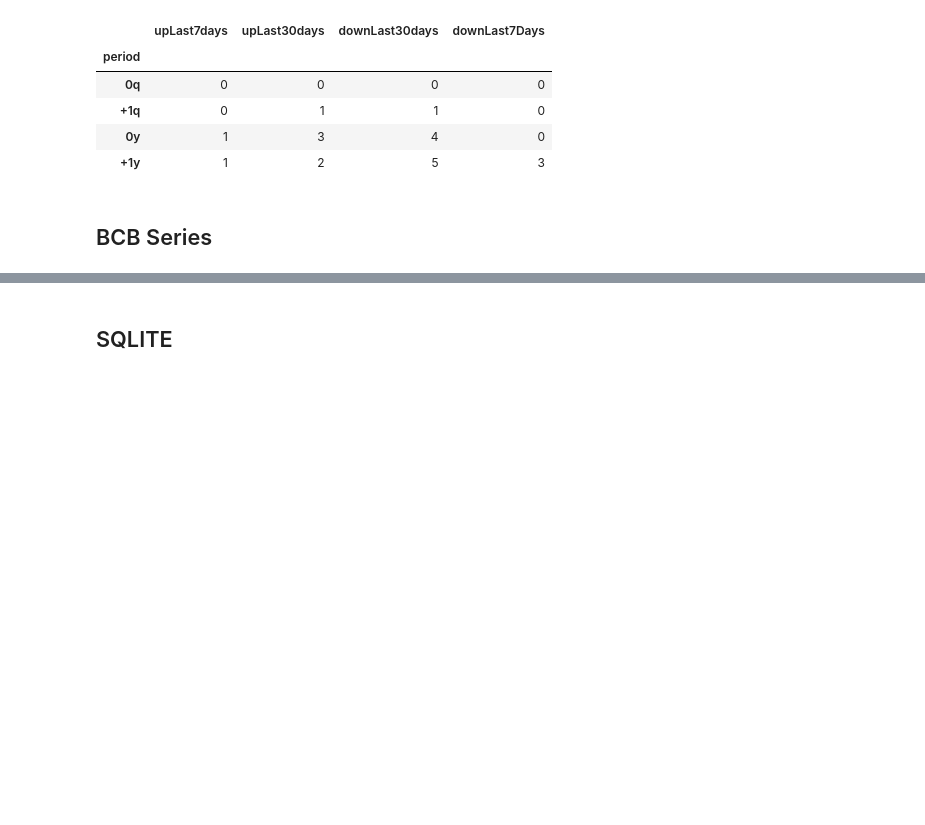
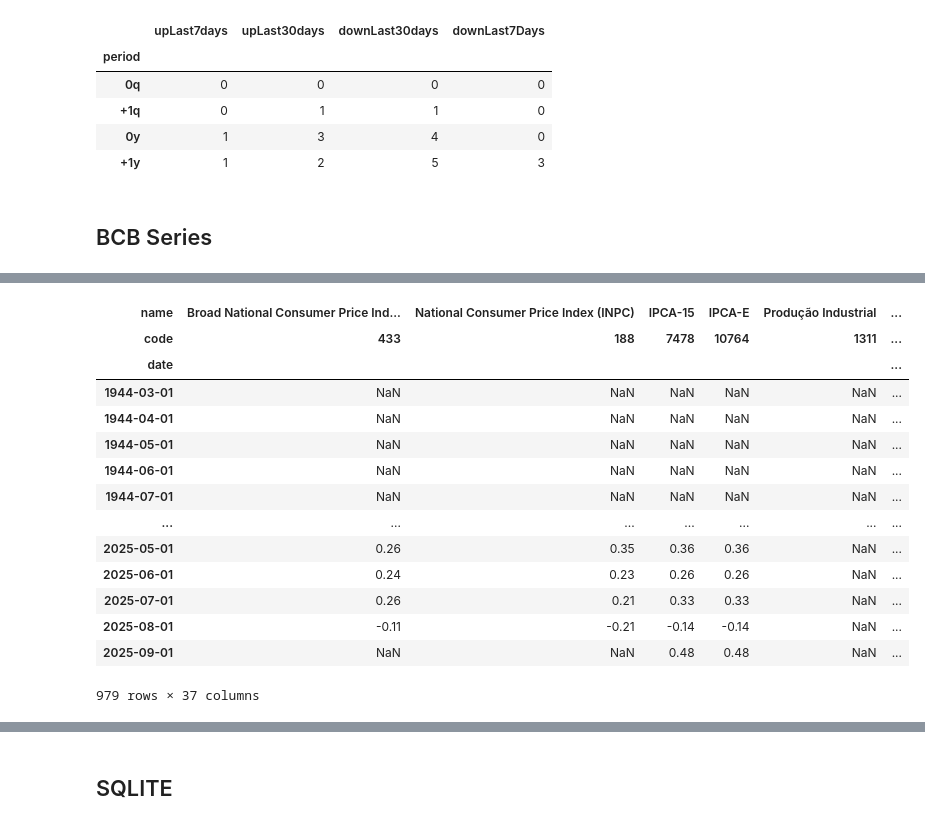
Before and after one commit to faustostangler/FLY, a Jupyter notebook: playgroung.ipynb, the cells around one changed output, grey strips where cells are left out. Drawn from its saved outputs; the diff is of its cells as text; code cells hidden in the pictures; blank space fills up the shorter version.

```diff
--- a/playgroung.ipynb
+++ b/playgroung.ipynb
@@ -490,0 +643,19 @@ else:
+# %%
+df_pivoted = df.pivot(index='date', columns=['name', 'code'], values='value')
+df_pivoted
+# %% [output]
+| name | Broad National Consumer Price Ind... | National Consumer Price Index (INPC) | IPCA-15 | IPCA-E | Produção Industrial | ... |
+| code | 433 | 188 | 7478 | 10764 | 1311 | ... |
+| date |  |  |  |  |  | ... |
+| 1944-03-01 | NaN | NaN | NaN | NaN | NaN | ... |
+| 1944-04-01 | NaN | NaN | NaN | NaN | NaN | ... |
+| 1944-05-01 | NaN | NaN | NaN | NaN | NaN | ... |
+| 1944-06-01 | NaN | NaN | NaN | NaN | NaN | ... |
+| 1944-07-01 | NaN | NaN | NaN | NaN | NaN | ... |
+| ... | ... | ... | ... | ... | ... | ... |
+| 2025-05-01 | 0.26 | 0.35 | 0.36 | 0.36 | NaN | ... |
+| 2025-06-01 | 0.24 | 0.23 | 0.26 | 0.26 | NaN | ... |
+| 2025-07-01 | 0.26 | 0.21 | 0.33 | 0.33 | NaN | ... |
+| 2025-08-01 | -0.11 | -0.21 | -0.14 | -0.14 | NaN | ... |
+| 2025-09-01 | NaN | NaN | 0.48 | 0.48 | NaN | ... |
+979 rows × 37 columns
```
Also changed, not shown: parts of 16 cells of this notebook, 2 other files.
